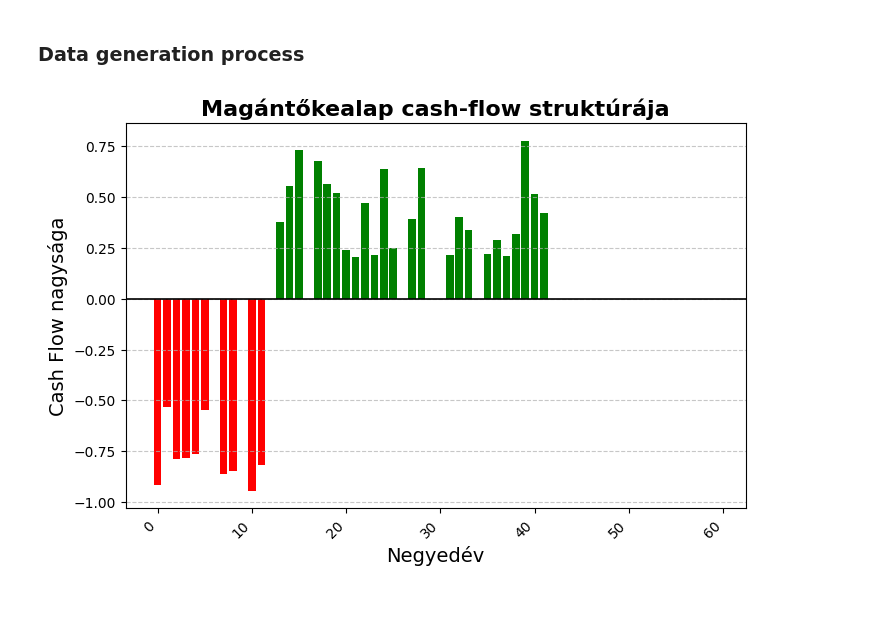
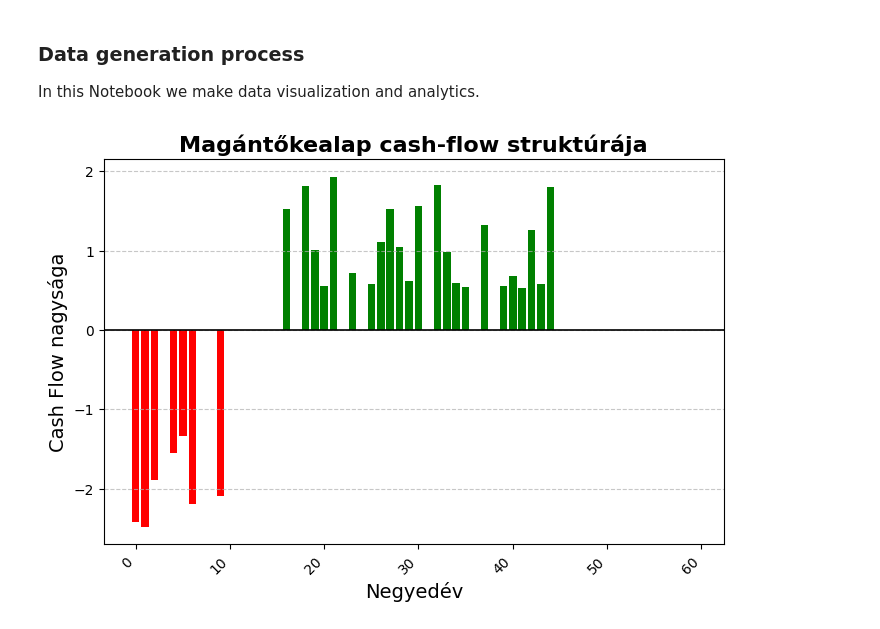
Before and after one commit to kelali01/szakdolgozat, a Jupyter notebook: data_generation.ipynb, the cells around one changed output. Drawn from its saved outputs; the diff is of its cells as text; code cells hidden in the pictures.

```diff
--- a/data_generation.ipynb
+++ b/data_generation.ipynb
@@ -1,2 +1,4 @@
 # %% [markdown]
 ### Data generation process
+
+In this Notebook we make data visualization and analytics.
@@ -88,26 +8,26 @@ def simulate_private_equity_cashflows(
 cashflows = simulate_private_equity_cashflows()
 # %%
-df = cashflows[cashflows['FundID'] == 3]
+df = cashflows[cashflows['FundID'] == 21]
 plt.figure(figsize=(8, 5))
 bars = plt.bar(df['Quarter'], df['Cashflow'], color=['green' if x > 0 else 'red' for x in df['Cashflow']])
 
 # Add title and labels
 plt.title('Magántőkealap cash-flow struktúrája', fontsize=16, fontweight='bold')
 plt.xlabel('Negyedév', fontsize=14)
 plt.ylabel('Cash Flow nagysága', fontsize=14)
 
 # Rotate x-axis labels for better readability
 plt.xticks(rotation=45, ha='right')
 
 # Adding horizontal line at y=0 for visual separation
 plt.axhline(0, color='black', linewidth=1.2)
 
 # Add gridlines on y-axis for better readability of values
 plt.grid(axis='y', linestyle='--', alpha=0.7)
 
 plt.show()
 # %% [output]
-[figure, old version]
+[figure, new version]
 # %%
 cashflows
 # %% [output]
```
Also changed, not shown: parts of 5 cells of this notebook, 2 other files.
